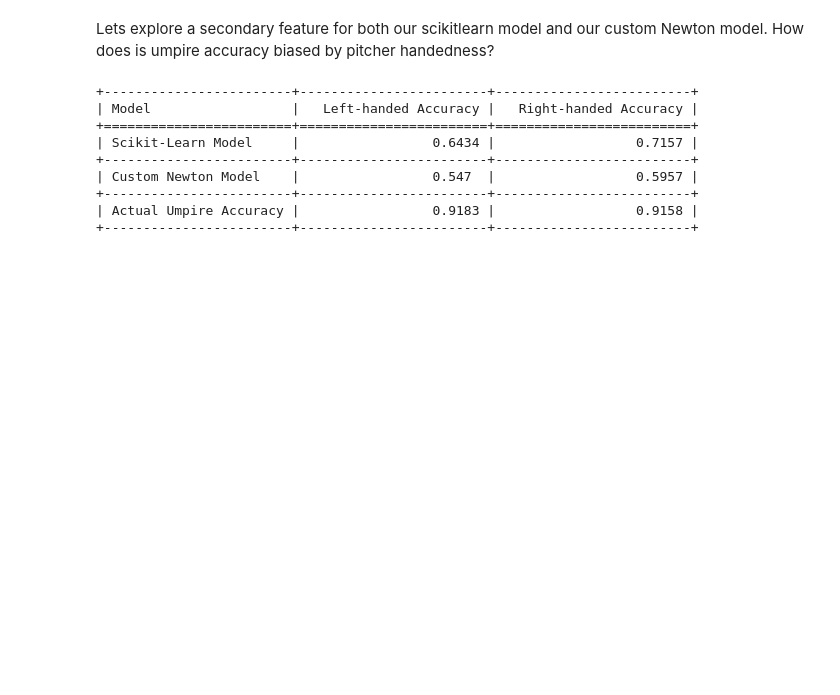
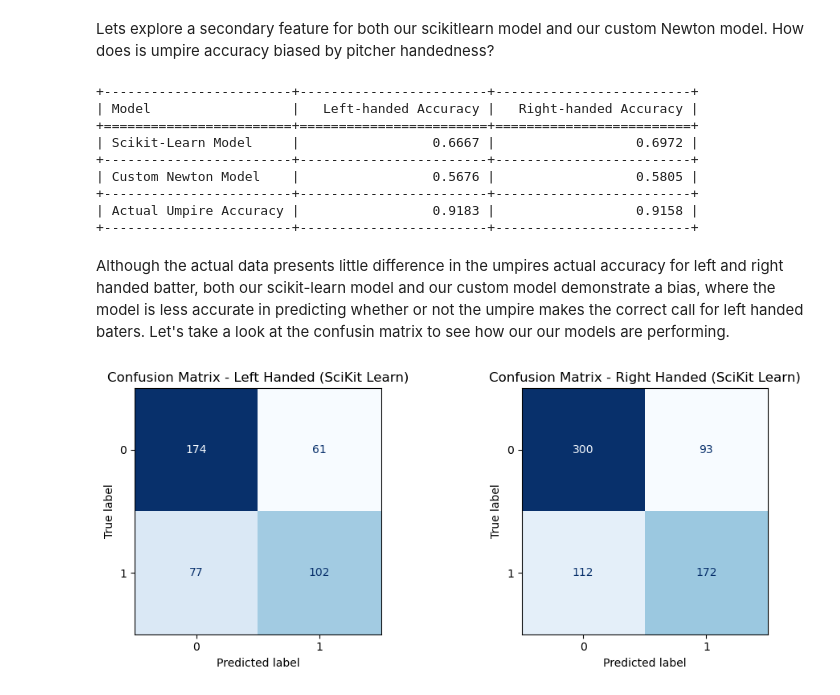
Before and after one commit to ctkatz/ML_project, a Jupyter notebook: ryan.ipynb, the cells around one changed output. Cells and saved outputs as stored; diff of their text form; code cells hidden in the pictures; blank space fills up the shorter version.

```diff
--- a/ryan.ipynb
+++ b/ryan.ipynb
@@ -532,6 +531,6 @@ It is clear that the minimum loss has not yet been achieved, but that with more
 # %%
 # Drop NaS and fill with 0
-X_test_clean_ = X_test_clean.fillna(0)
+X_test_clean = X_test_clean.fillna(0)
 
 # Preprocess the data with the same processor as the training data
 X_test_clean_transformed = preprocessor.transform(X_test_clean)
@@ -668,8 +670,9 @@ right_acc_sci = accuracy_score(y_right, clf.predict(X_right))
 # convet NAs
 X_left, X_right = X_left.fillna(0), X_right.fillna(0)
 
-# Preprocess the data with the same processor as the training data
-X_left_clean, X_right_clean = preprocessor.transform(X_left), preprocessor.transform(X_right)
+# preprocess with the same preprocessor as the training data
+X_left_clean = preprocessor.transform(X_left)
+X_right_clean = preprocessor.transform(X_right)
 
 # Convert to torch tensors
 X_left_tensor, X_right_tensor = torch.tensor(X_left_clean, dtype = torch.float32), torch.tensor(X_right_clean, dtype = torch.float32)
@@ -683,7 +686,6 @@ right_acc_custom = accuracy_score(y_right_tensor, LR.predict(X_right_tensor))
 left_acc_real = np.mean(pitches_not_hit["called_correctly"][pitches_not_hit["batSide"] == "L"])
 right_acc_real = np.mean(pitches_not_hit["called_correctly"][pitches_not_hit["batSide"] == "R"])
 
-
 # tabulate
 headers = ["Model", "Left-handed Accuracy", "Right-handed Accuracy"]
 data = [
@@ -698,9 +700,40 @@ print(tabulate(data, headers = headers, tablefmt = "grid"))
 +------------------------+------------------------+-------------------------+
 | Model                  |   Left-handed Accuracy |   Right-handed Accuracy |
 +========================+========================+=========================+
-| Scikit-Learn Model     |                 0.6434 |                  0.7157 |
+| Scikit-Learn Model     |                 0.6667 |                  0.6972 |
 +------------------------+------------------------+-------------------------+
-| Custom Newton Model    |                 0.547  |                  0.5957 |
+| Custom Newton Model    |                 0.5676 |                  0.5805 |
 +------------------------+------------------------+-------------------------+
 | Actual Umpire Accuracy |                 0.9183 |                  0.9158 |
 +------------------------+------------------------+-------------------------+
+# %% [markdown]
+Although the actual data presents little difference in the umpires actual accuracy for left and right handed batter, both our scikit-learn model and our custom model demonstrate a bias, where the model is less accurate in predicting whether or not the umpire makes the correct call for left handed baters. Let's take a look at the confusin matrix to see how our our models are performing.
+# %%
+# Generate predictions for left and right handed batters
+y_pred_left = clf.predict(X_left)
+y_pred_right = clf.predict(X_right)
+
+# Generate confustion matrices for left and right handed batters
+cm_left = confusion_matrix(y_left, y_pred_left)
+cm_right = confusion_matrix(y_right, y_pred_right)
+
+# plot
+plt.figure(figsize = (10, 4))
+
+# Plot for Left Pitchers
+plt.subplot(1, 2, 1)
+disp_left = ConfusionMatrixDisplay(confusion_matrix = cm_left)
+disp_left.plot(cmap = plt.cm.Blues, ax = plt.gca(), colorbar = False)
+plt.title("Confusion Matrix - Left Handed (SciKit Learn)")
+
+# Plot for Right Pitchers
+plt.subplot(1, 2, 2)
+disp_right = ConfusionMatrixDisplay(confusion_matrix=  cm_right)
+disp_right.plot(cmap = plt.cm.Blues, ax = plt.gca(), colorbar = False)
+plt.title("Confusion Matrix - Right Handed (SciKit Learn)")
+
+# Display both plots
+plt.tight_layout()
+plt.show()
+# %% [output]
+[figure, added]
```
Also changed, not shown: parts of 31 cells of this notebook.
